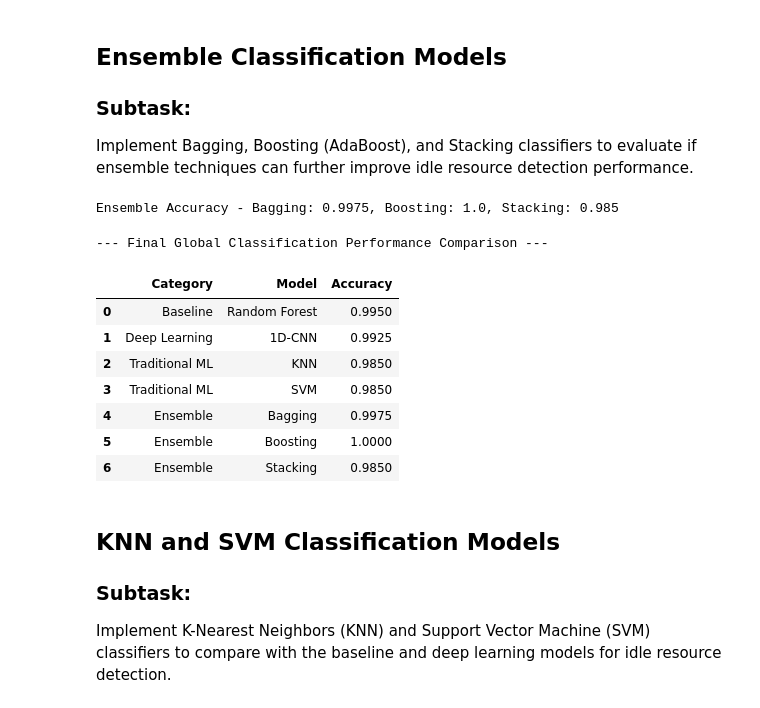
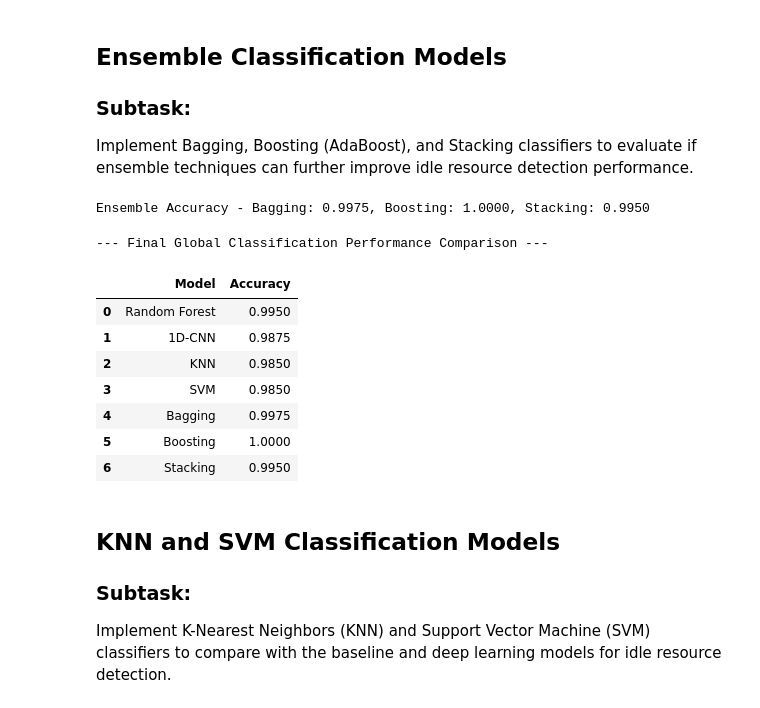
Before and after one commit to piyushdwivedi2901/cloud-cost-prediction-idle-detection-ml, a Jupyter notebook: Cloud_Cost_Prediction_and_Idle_Resource_Detection.ipynb, the cells around one changed output. Cells and saved outputs as stored; diff of their text form; code cells hidden in the pictures.

```diff
--- a/Cloud_Cost_Prediction_and_Idle_Resource_Detection.ipynb
+++ b/Cloud_Cost_Prediction_and_Idle_Resource_Detection.ipynb
@@ -272,43 +271,57 @@ Clustering complete. K-Means labels found.
 ### Subtask:
 Implement Bagging, Boosting (AdaBoost), and Stacking classifiers to evaluate if ensemble techniques can further improve idle resource detection performance.
 # %%
+from sklearn.ensemble import BaggingClassifier, AdaBoostClassifier, StackingClassifier, RandomForestClassifier
+from sklearn.neighbors import KNeighborsClassifier
+from sklearn.linear_model import LogisticRegression
+from sklearn.metrics import accuracy_score
+
 # --- Ensemble Classification: Bagging, Boosting, and Stacking ---
-from sklearn.ensemble import BaggingClassifier, AdaBoostClassifier, StackingClassifier
-from sklearn.linear_model import LogisticRegression
-
 bagging = BaggingClassifier(random_state=42).fit(X_train_cls_scaled, y_train_cls)
 acc_bagging = accuracy_score(y_test_cls, bagging.predict(X_test_cls_scaled))
 
 boosting = AdaBoostClassifier(random_state=42).fit(X_train_cls_scaled, y_train_cls)
 acc_boosting = accuracy_score(y_test_cls, boosting.predict(X_test_cls_scaled))
 
-estimators = [('rf', RandomForestClassifier()), ('knn', KNeighborsClassifier())]
+# Defining base estimators for stacking
+estimators = [('rf', RandomForestClassifier(n_estimators=10, random_state=42)), ('knn', KNeighborsClassifier())]
 stacking = StackingClassifier(estimators=estimators, final_estimator=LogisticRegression()).fit(X_train_cls_scaled, y_train_cls)
 acc_stacking = accuracy_score(y_test_cls, stacking.predict(X_test_cls_scaled))
 
-print(f'Ensemble Accuracy - Bagging: {acc_bagging}, Boosting: {acc_boosting}, Stacking: {acc_stacking}')
+print(f'Ensemble Accuracy - Bagging: {acc_bagging:.4f}, Boosting: {acc_boosting:.4f}, Stacking: {acc_stacking:.4f}')
 # %% [output]
-Ensemble Accuracy - Bagging: 0.9975, Boosting: 1.0, Stacking: 0.985
+Ensemble Accuracy - Bagging: 0.9975, Boosting: 1.0000, Stacking: 0.9950
-# %%
-# Consolidated final comparison for all classification models
-final_comparison = pd.DataFrame({
-    'Category': ['Baseline', 'Deep Learning', 'Traditional ML', 'Traditional ML', 'Ensemble', 'Ensemble', 'Ensemble'],
-    'Model': ['Random Forest', '1D-CNN', 'KNN', 'SVM', 'Bagging', 'Boosting', 'Stacking'],
-    'Accuracy': [acc_baseline, cnn_acc, acc_knn, acc_svm, acc_bagging, acc_boosting, acc_stacking]
-})
-
-print("--- Final Global Classification Performance Comparison ---")
-display(final_comparison)
-# %% [output]
---- Final Global Classification Performance Comparison ---
-|  | Category | Model | Accuracy |
-| 0 | Baseline | Random Forest | 0.9950 |
-| 1 | Deep Learning | 1D-CNN | 0.9925 |
-| 2 | Traditional ML | KNN | 0.9850 |
-| 3 | Traditional ML | SVM | 0.9850 |
-| 4 | Ensemble | Bagging | 0.9975 |
-| 5 | Ensemble | Boosting | 1.0000 |
-| 6 | Ensemble | Stacking | 0.9850 |
+# %%
+import pandas as pd
+
+# Mapping all available metrics from the kernel variables
+results_map = {
+    'Random Forest': globals().get('acc_baseline'),
+    '1D-CNN': globals().get('cnn_acc'),
+    'KNN': globals().get('acc_knn'),
+    'SVM': globals().get('acc_svm'),
+    'Bagging': globals().get('acc_bagging'),
+    'Boosting': globals().get('acc_boosting'),
+    'Stacking': globals().get('acc_stacking')
+}
+
+final_comparison = pd.DataFrame({
+    'Model': list(results_map.keys()),
+    'Accuracy': list(results_map.values())
+})
+
+print("--- Final Global Classification Performance Comparison ---")
+display(final_comparison.dropna())
+# %% [output]
+--- Final Global Classification Performance Comparison ---
+|  | Model | Accuracy |
+| 0 | Random Forest | 0.9950 |
+| 1 | 1D-CNN | 0.9875 |
+| 2 | KNN | 0.9850 |
+| 3 | SVM | 0.9850 |
+| 4 | Bagging | 0.9975 |
+| 5 | Boosting | 1.0000 |
+| 6 | Stacking | 0.9950 |
 # %% [markdown]
 ## KNN and SVM Classification Models
 
```
Also changed, not shown: parts of 4 cells of this notebook.
